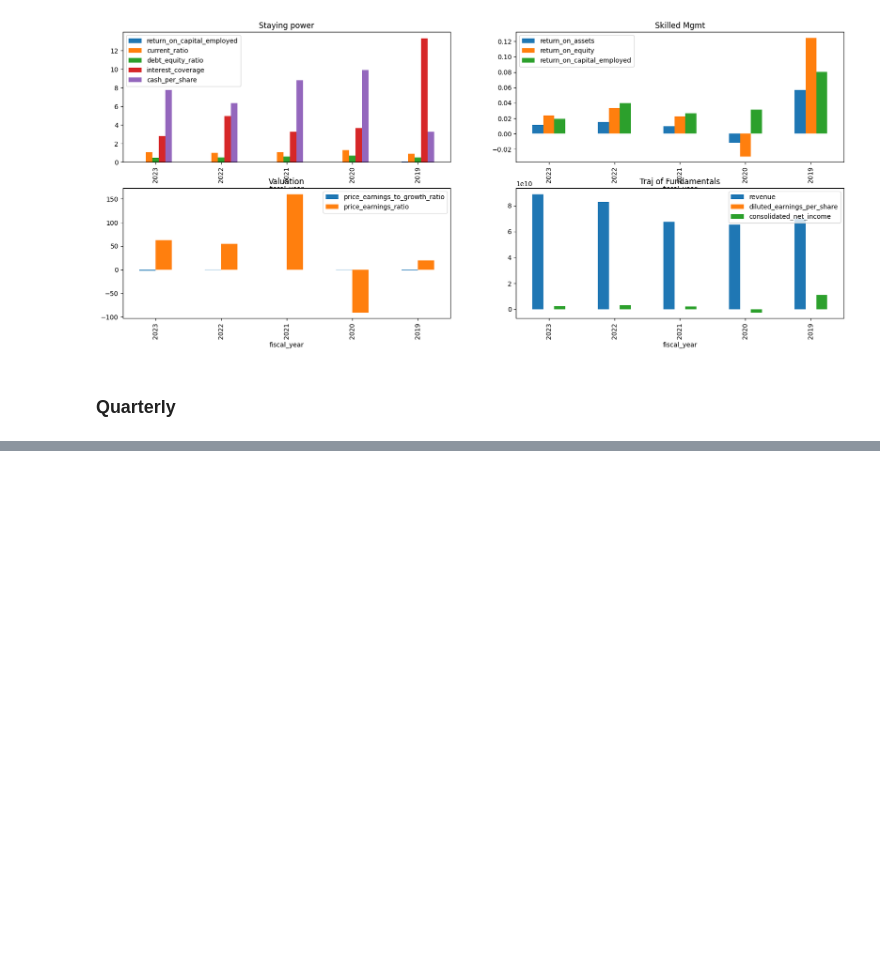
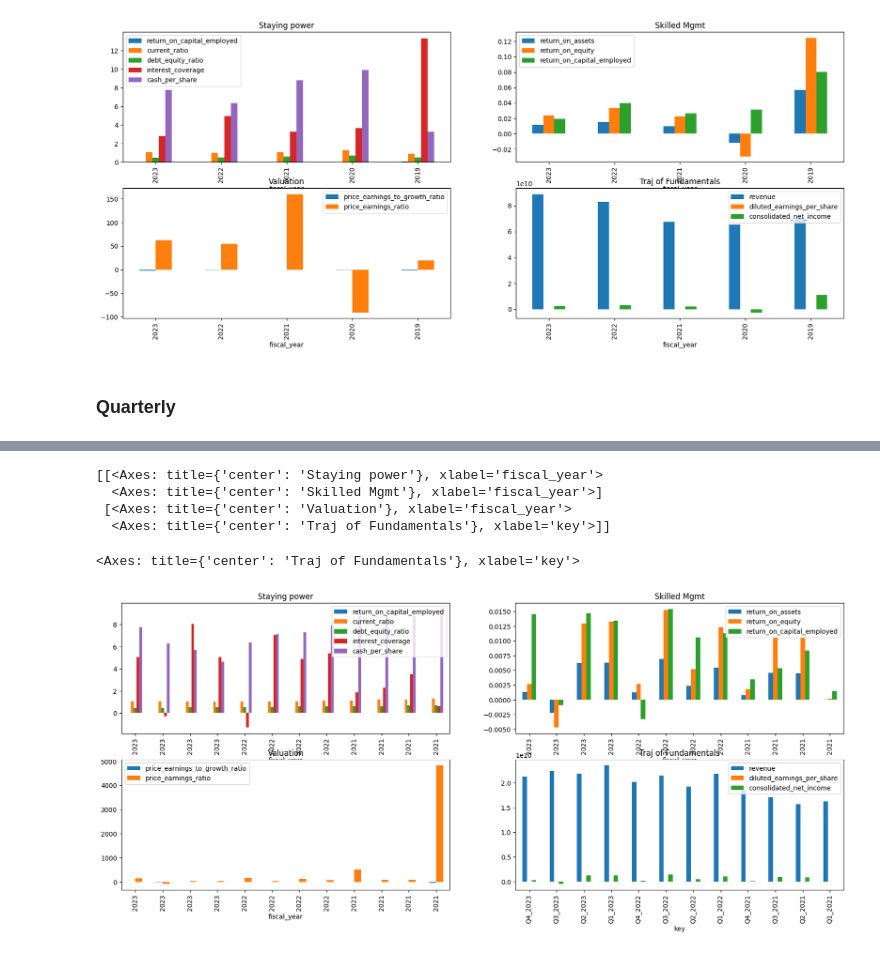
Before and after one commit to mmistroni/OpenBB_Experiments, a Jupyter notebook: OpenBBFinancialAnalysis.ipynb, the cells around one changed output, grey strips where cells are left out. Saved outputs shown, nothing was run; the diff lists cells and outputs as text; code cells hidden in the pictures; blank space fills up the shorter version.

```diff
--- a/OpenBBFinancialAnalysis.ipynb
+++ b/OpenBBFinancialAnalysis.ipynb
@@ -398,0 +316,19 @@ df.tail().T
+# %%
+fig_qtr, qtr_axes = plt.subplots(2, 2)
+print(axes)
+
+staying_power_qtr = quarterly_ratios[staying_power_measures].set_index('fiscal_year')
+skilled_mgmt_qtr = quarterly_ratios[skilled_mgmt_measures].set_index('fiscal_year')
+valuation_qtr = quarterly_ratios[valuation_measures].set_index('fiscal_year')
+traj_fundamentals_qtr = quarterly_income[trajectory_of_fundamentals]
+staying_power_qtr.apply(pd.to_numeric).plot.bar(figsize=(20,8), title='Staying power', ax=qtr_axes[0,0])
+skilled_mgmt_qtr.apply(pd.to_numeric).plot.bar(figsize=(20,8), title='Skilled Mgmt', ax=qtr_axes[0,1])
+valuation_qtr.apply(pd.to_numeric).plot.bar(figsize=(20,8), title='Valuation', ax=qtr_axes[1,0])
+traj_fundamentals_qtr.apply(pd.to_numeric).plot.bar(figsize=(20,8), title='Traj of Fundamentals', ax=qtr_axes[1,1])
+# %% [output]
+[[<Axes: title={'center': 'Staying power'}, xlabel='fiscal_year'>
+  <Axes: title={'center': 'Skilled Mgmt'}, xlabel='fiscal_year'>]
+ [<Axes: title={'center': 'Valuation'}, xlabel='fiscal_year'>
+  <Axes: title={'center': 'Traj of Fundamentals'}, xlabel='key'>]]
+<Axes: title={'center': 'Traj of Fundamentals'}, xlabel='key'>
+[figure, added]
```
Also changed, not shown: parts of 14 cells of this notebook.
